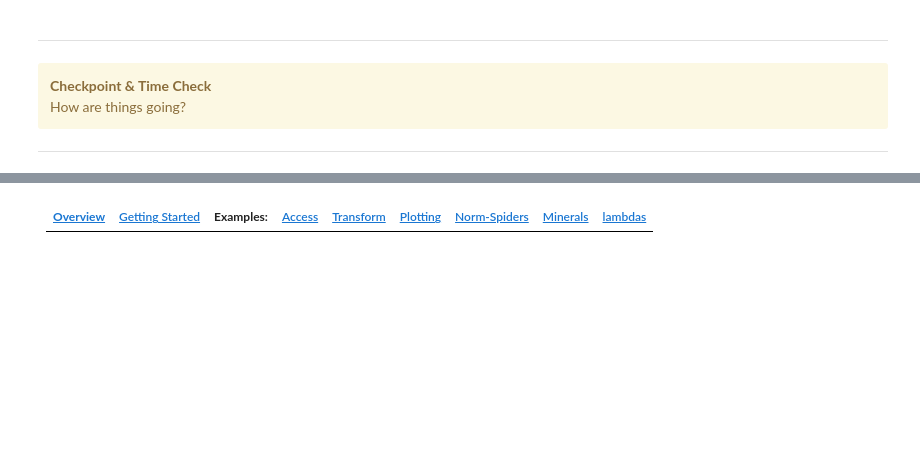
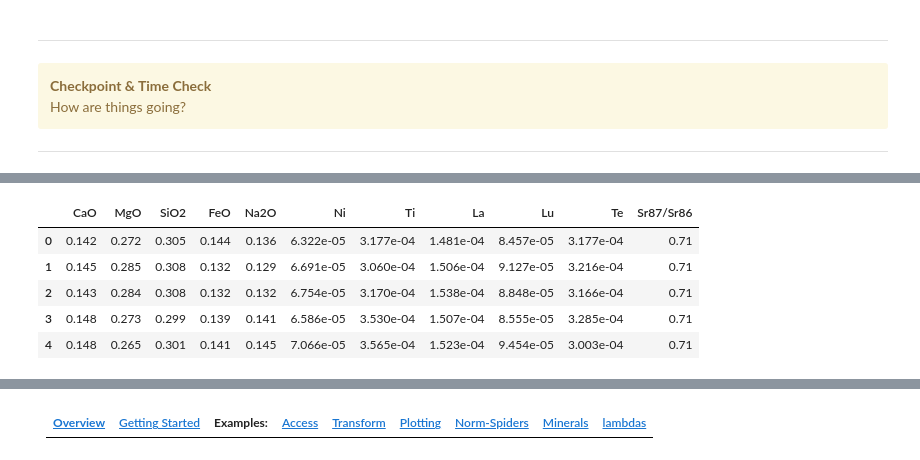
Before and after one commit to morganjwilliams/202103-MQ-pyrolite-workshop, a Jupyter notebook: notebooks/03_transform.ipynb, the cells around one changed output, grey strips where cells are left out. Saved outputs shown, nothing was run; the diff lists cells and outputs as text; code cells hidden in the pictures; blank space fills up the shorter version.

Commit message:
Add optional compositional data section to transform

```diff
--- a/notebooks/03_transform.ipynb
+++ b/notebooks/03_transform.ipynb
@@ -107,0 +116,13 @@ df.pyrochem.convert_chemistry(to=[{"FeO": 0.9, "Fe2O3": 0.1}])
+# %%
+scaled_df = df.copy()
+scaled_df.pyrochem.elements *= scale('ppm', 'wt%')
+scaled_df.pyrochem.compositional = scaled_df.pyrochem.compositional.pyrocomp.renormalise(scale=1)
+# %%
+scaled_df.head()
+# %% [output]
+|  | CaO | MgO | SiO2 | FeO | Na2O | Ni | Ti | La | Lu | Te | Sr87/Sr86 |
+| 0 | 0.142 | 0.272 | 0.305 | 0.144 | 0.136 | 6.322e-05 | 3.177e-04 | 1.481e-04 | 8.457e-05 | 3.177e-04 | 0.71 |
+| 1 | 0.145 | 0.285 | 0.308 | 0.132 | 0.129 | 6.691e-05 | 3.060e-04 | 1.506e-04 | 9.127e-05 | 3.216e-04 | 0.71 |
+| 2 | 0.143 | 0.284 | 0.308 | 0.132 | 0.132 | 6.754e-05 | 3.170e-04 | 1.538e-04 | 8.848e-05 | 3.166e-04 | 0.71 |
+| 3 | 0.148 | 0.273 | 0.299 | 0.139 | 0.141 | 6.586e-05 | 3.530e-04 | 1.507e-04 | 8.555e-05 | 3.285e-04 | 0.71 |
+| 4 | 0.148 | 0.265 | 0.301 | 0.141 | 0.145 | 7.066e-05 | 3.565e-04 | 1.523e-04 | 9.454e-05 | 3.003e-04 | 0.71 |
```
Also changed, not shown: parts of 9 cells of this notebook, 1 other file.
